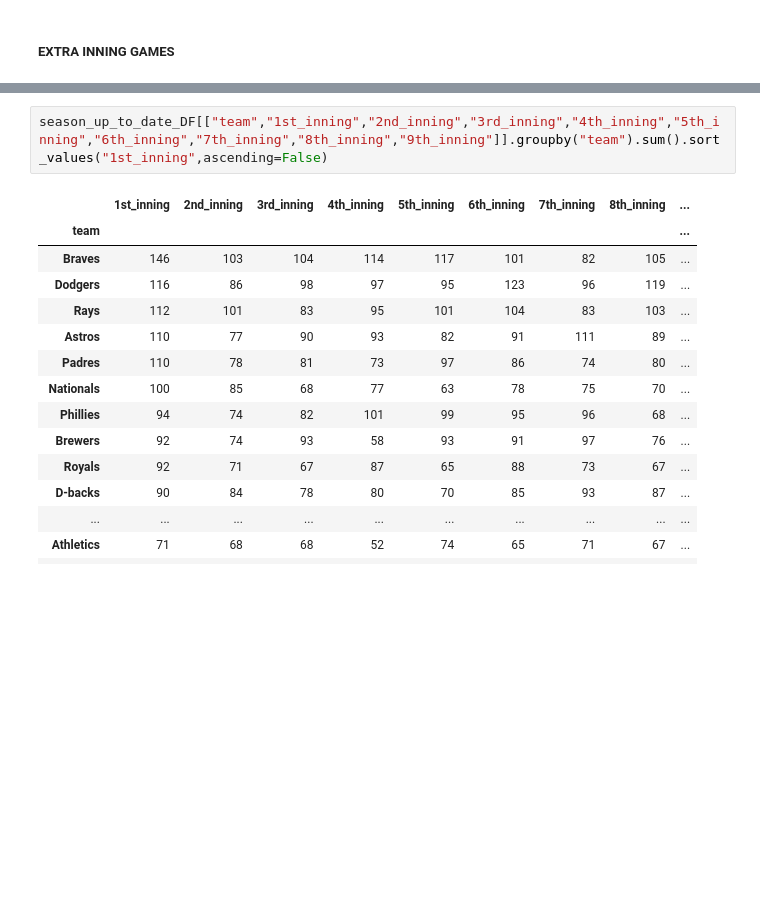
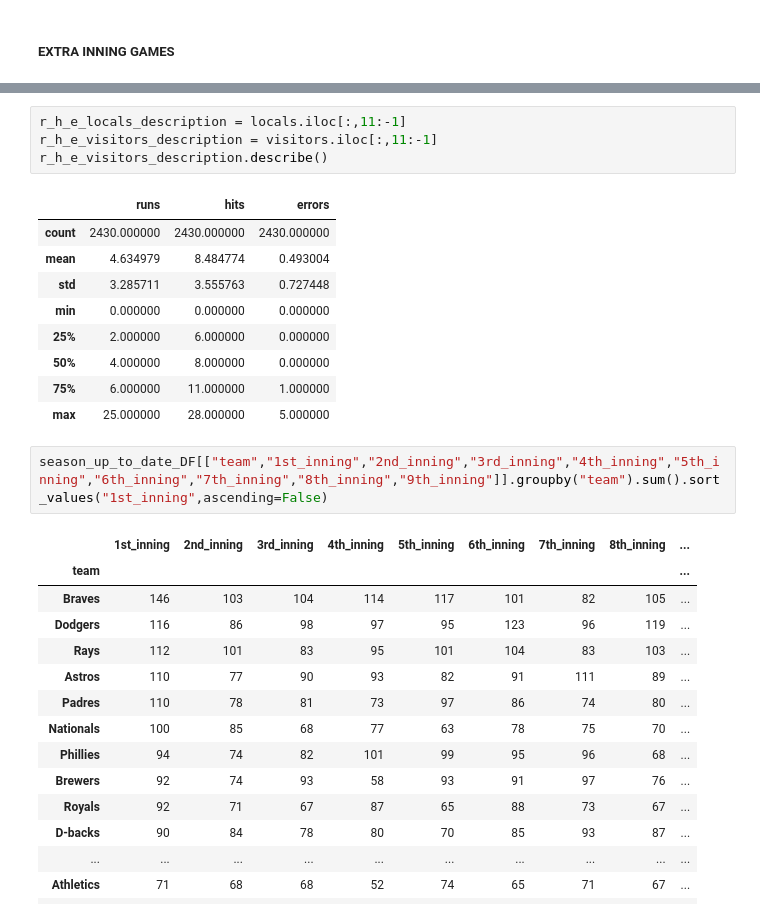
Before and after one commit to ed04rdo/MLB-webscraper, a Jupyter notebook: src/analysis.ipynb, the cells around one changed output, grey strips where cells are left out. Cells and saved outputs as stored; diff of their text form; blank space fills up the shorter version.

```diff
--- a/src/analysis.ipynb
+++ b/src/analysis.ipynb
@@ -271,3 +314,17 @@ extra_inning_duration
+# %%
+r_h_e_locals_description = locals.iloc[:,11:-1]
+r_h_e_visitors_description = visitors.iloc[:,11:-1]
+r_h_e_visitors_description.describe()
+# %% [output]
+|  | runs | hits | errors |
+| count | 2430.000000 | 2430.000000 | 2430.000000 |
+| mean | 4.634979 | 8.484774 | 0.493004 |
+| std | 3.285711 | 3.555763 | 0.727448 |
+| min | 0.000000 | 0.000000 | 0.000000 |
+| 25% | 2.000000 | 6.000000 | 0.000000 |
+| 50% | 4.000000 | 8.000000 | 0.000000 |
+| 75% | 6.000000 | 11.000000 | 1.000000 |
+| max | 25.000000 | 28.000000 | 5.000000 |
 # %%
 season_up_to_date_DF[["team","1st_inning","2nd_inning","3rd_inning","4th_inning","5th_inning","6th_inning","7th_inning","8th_inning","9th_inning"]].groupby("team").sum().sort_values("1st_inning",ascending=False)
 # %% [output]
```
Also changed, not shown: parts of 9 cells of this notebook, 1 other file.
